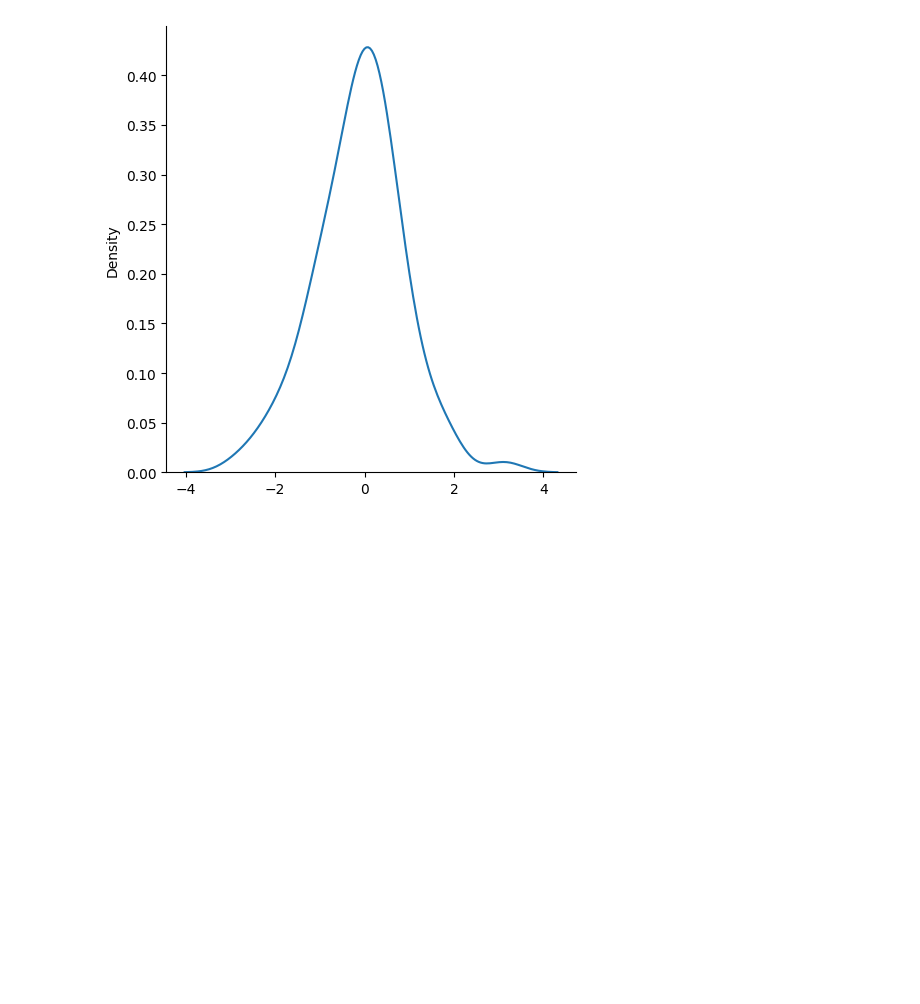
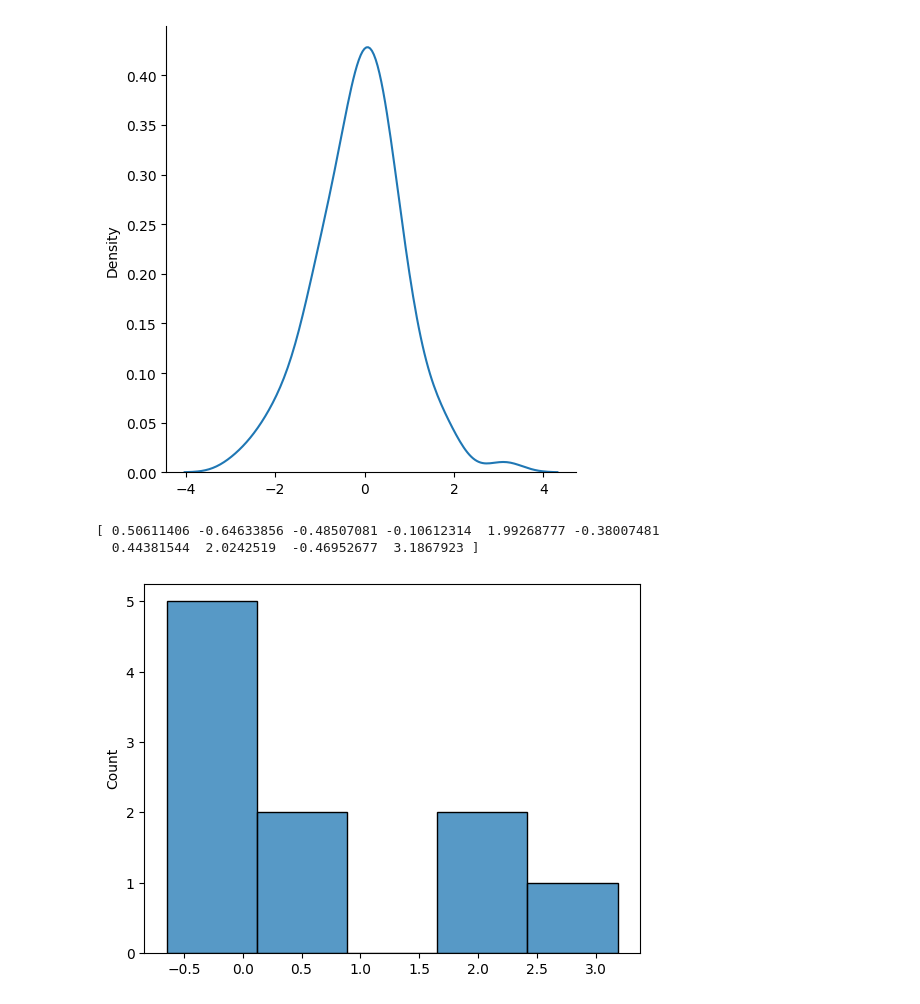
Before and after one commit to wahidali4321/python-for-machine-learning, a Jupyter notebook: Untitled-1.ipynb, the cells around one changed output. Saved outputs shown, nothing was run; the diff lists cells and outputs as text; code cells hidden in the pictures; blank space fills up the shorter version.

Commit message:
Basic Normal Distribution

```diff
--- a/Untitled-1.ipynb
+++ b/Untitled-1.ipynb
@@ -716,3 +716,15 @@ sns.displot(random.normal(size= 100) , kind= "kde")
 plt.show()
 # %% [output]
 [figure]
+# %%
+import matplotlib.pyplot as plt
+from numpy import random
+import seaborn as sns
+x = random.normal(size=(10) , loc= 0 , scale=1)
+print(x)
+sns.histplot(x)
+plt.show()
+# %% [output]
+[ 0.50611406 -0.64633856 -0.48507081 -0.10612314  1.99268777 -0.38007481
+  0.44381544  2.0242519  -0.46952677  3.1867923 ]
+[figure, added]
```
